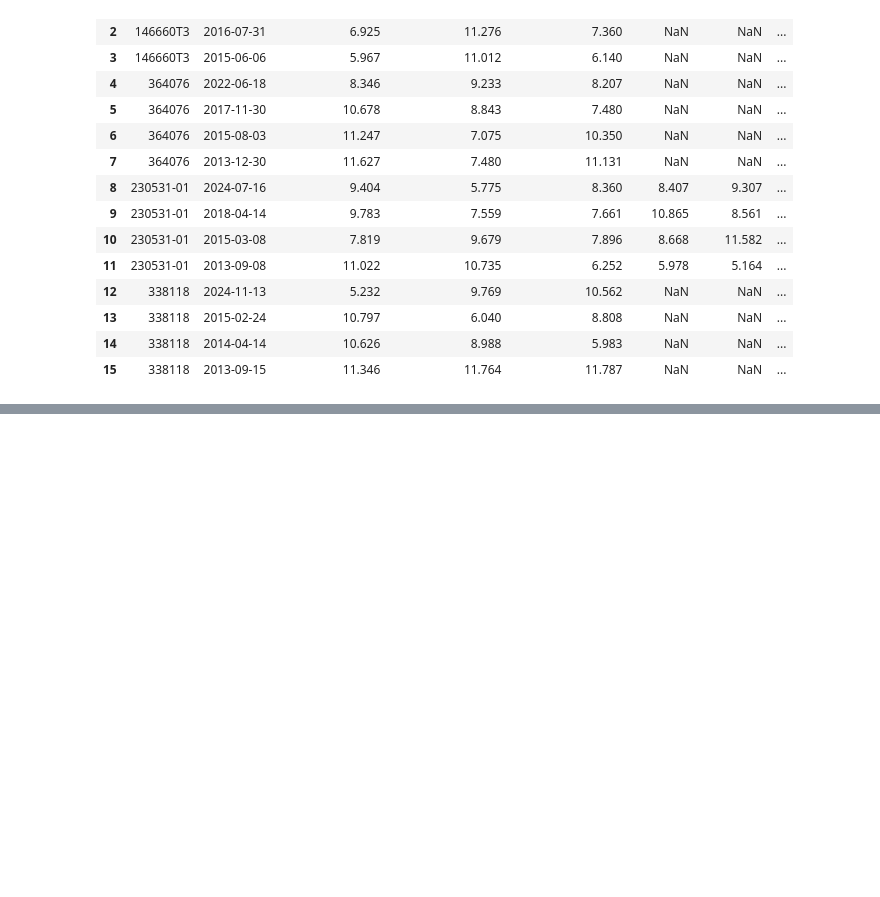
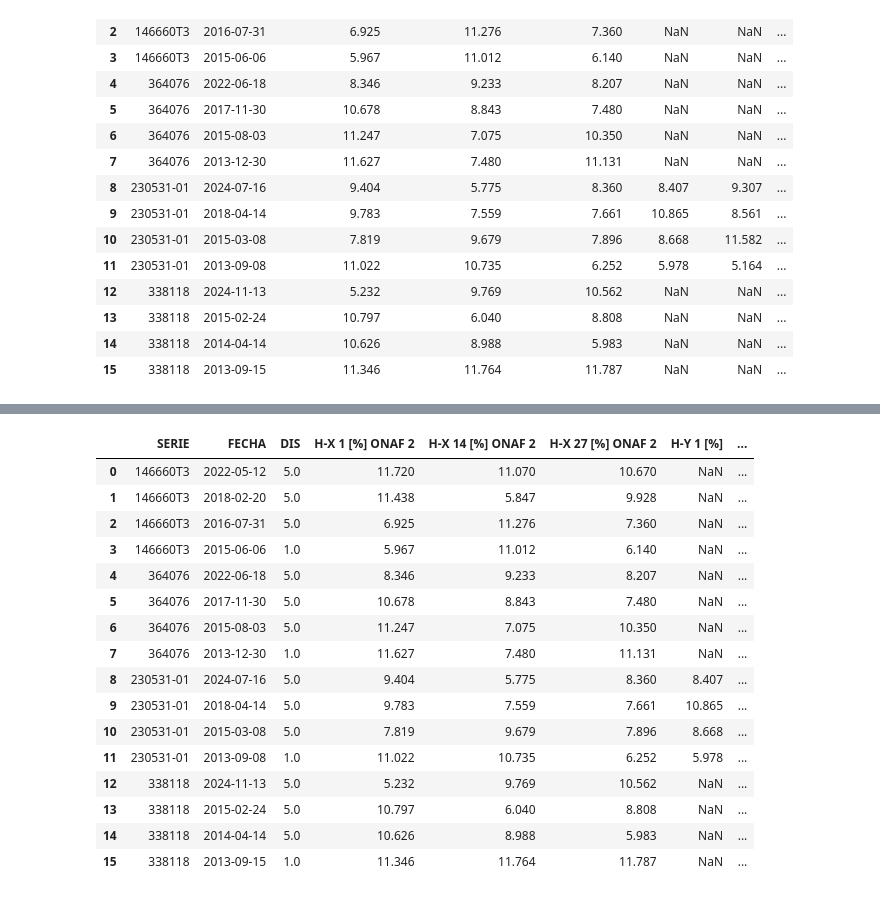
Before and after one commit to ronaldquispeO/Transformadores_R-D, a Jupyter notebook: ScriptsPython/ARRdis.ipynb, the cells around one changed output, grey strips where cells are left out. Saved outputs shown, nothing was run; the diff lists cells and outputs as text; code cells hidden in the pictures; blank space fills up the shorter version.

```diff
--- a/ScriptsPython/ARRdis.ipynb
+++ b/ScriptsPython/ARRdis.ipynb
@@ -4,9 +4,9 @@ import pandas as pd
 import os
 # Lista de posibles rutas
 addresses = [
-    'C:/Users/RONALD Q/OneDrive - LUZ DEL SUR S.A.A/Documentos/Estudios de Ingreso/ProyectoRyD/Basededatos/RDIS.xlsx',
-    'C:/Users/roquispec/OneDrive - LUZ DEL SUR S.A.A/Documentos/Estudios de Ingreso/ProyectoRyD/Basededatos/RDIS.xlsx',
-    'C:/Users/mticllacu/OneDrive - LUZ DEL SUR S.A.A/Archivos de Ronald Quispe Ocaña - ProyectoRyD/Basededatos/RDIS.xlsx'
+    'C:/Users/RONALD Q/OneDrive - LUZ DEL SUR S.A.A/Documentos/Estudios de Ingreso/ProyectoRyD_V2/Basededatos/RDIS.xlsx',
+    'C:/Users/roquispec/OneDrive - LUZ DEL SUR S.A.A/Documentos/Estudios de Ingreso/ProyectoRyD_V2/Basededatos/RDIS.xlsx',
+    'C:/Users/mticllacu/OneDrive - LUZ DEL SUR S.A.A/Archivos de Ronald Quispe Ocaña - ProyectoRyD_V2/Basededatos/RDIS.xlsx'
 ]
 
 df = None
@@ -79,3 +79,8 @@ df
 | 13 | 338118 | 2015-02-24 | 10.797 | 6.040 | 8.808 | NaN | NaN | ... |
 | 14 | 338118 | 2014-04-14 | 10.626 | 8.988 | 5.983 | NaN | NaN | ... |
 | 15 | 338118 | 2013-09-15 | 11.346 | 11.764 | 11.787 | NaN | NaN | ... |
+# %%
+# Calcular el máximo de las columnas que terminan en 'Delta' para cada fila
+cols_delta = [col for col in df.columns if col.endswith('Delta')]
+df['Max_Dis'] = df[cols_delta].max(axis=1)
+df
@@ -81,0 +106,10 @@ df
+# %%
+# Asignar puntaje DIS según el valor de Max_Dis y la tabla IEEE C57.152-2013
+conditions = [
+    df['Max_Dis'] > 3,
+    (df['Max_Dis'] > 2) & (df['Max_Dis'] <= 3),
+    df['Max_Dis'] <= 2
+]
+choices = [5, 3, 1]
+df['DIS'] = np.select(conditions, choices, default=np.nan)
+df
@@ -81,0 +135,25 @@ df
+# %%
+# Crear tabla final solo con SERIE, FECHA, DIS y las columnas que no terminan en 'Delta' ni son 'Max_Dis'
+cols_final = [col for col in df.columns if not col.endswith('Delta') and col != 'Max_Dis']
+# Aseguramos el orden: SERIE, FECHA, DIS primero
+cols_final = ['SERIE', 'FECHA', 'DIS'] + [col for col in cols_final if col not in ['SERIE', 'FECHA', 'DIS']]
+df_full = df[cols_final]
+df_full
+# %% [output]
+|  | SERIE | FECHA | DIS | H-X 1 [%] ONAF 2 | H-X 14 [%] ONAF 2 | H-X 27 [%] ONAF 2 | H-Y 1 [%] | ... |
+| 0 | 146660T3 | 2022-05-12 | 5.0 | 11.720 | 11.070 | 10.670 | NaN | ... |
+| 1 | 146660T3 | 2018-02-20 | 5.0 | 11.438 | 5.847 | 9.928 | NaN | ... |
+| 2 | 146660T3 | 2016-07-31 | 5.0 | 6.925 | 11.276 | 7.360 | NaN | ... |
+| 3 | 146660T3 | 2015-06-06 | 1.0 | 5.967 | 11.012 | 6.140 | NaN | ... |
+| 4 | 364076 | 2022-06-18 | 5.0 | 8.346 | 9.233 | 8.207 | NaN | ... |
+| 5 | 364076 | 2017-11-30 | 5.0 | 10.678 | 8.843 | 7.480 | NaN | ... |
+| 6 | 364076 | 2015-08-03 | 5.0 | 11.247 | 7.075 | 10.350 | NaN | ... |
+| 7 | 364076 | 2013-12-30 | 1.0 | 11.627 | 7.480 | 11.131 | NaN | ... |
+| 8 | 230531-01 | 2024-07-16 | 5.0 | 9.404 | 5.775 | 8.360 | 8.407 | ... |
+| 9 | 230531-01 | 2018-04-14 | 5.0 | 9.783 | 7.559 | 7.661 | 10.865 | ... |
+| 10 | 230531-01 | 2015-03-08 | 5.0 | 7.819 | 9.679 | 7.896 | 8.668 | ... |
+| 11 | 230531-01 | 2013-09-08 | 1.0 | 11.022 | 10.735 | 6.252 | 5.978 | ... |
+| 12 | 338118 | 2024-11-13 | 5.0 | 5.232 | 9.769 | 10.562 | NaN | ... |
+| 13 | 338118 | 2015-02-24 | 5.0 | 10.797 | 6.040 | 8.808 | NaN | ... |
+| 14 | 338118 | 2014-04-14 | 5.0 | 10.626 | 8.988 | 5.983 | NaN | ... |
+| 15 | 338118 | 2013-09-15 | 1.0 | 11.346 | 11.764 | 11.787 | NaN | ... |
```
Also changed, not shown: parts of 3 cells of this notebook.
